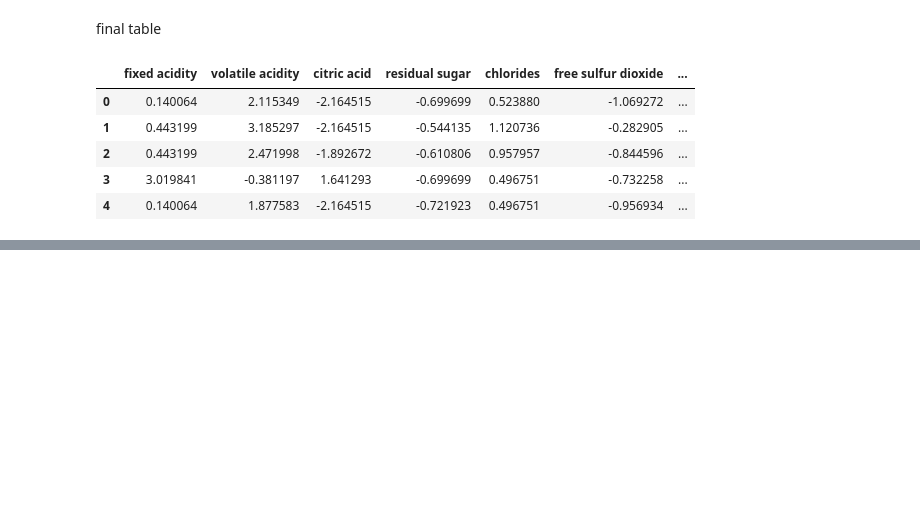
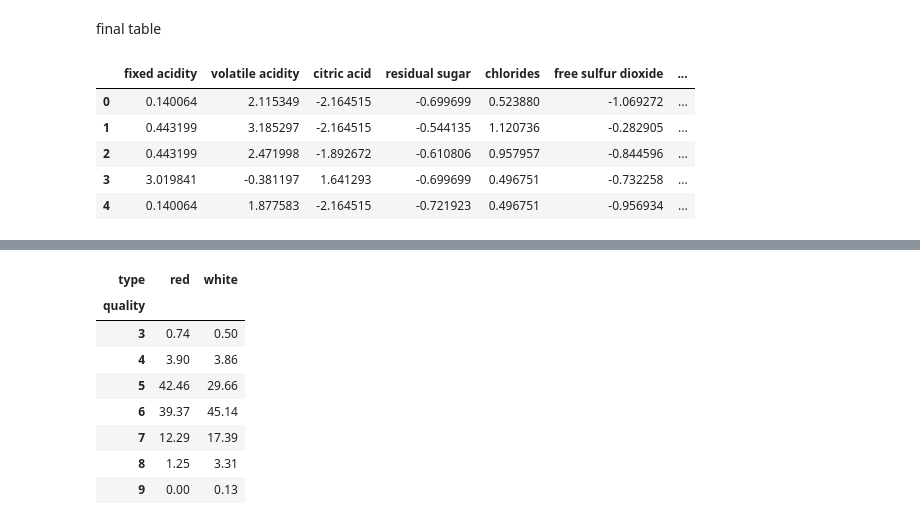
Before and after one commit to nvkhanh029/machine-learning-labwork, a Jupyter notebook: lab01-pca/lab01_wine_quality.ipynb, the cells around one changed output, grey strips where cells are left out. Cells and saved outputs as stored; diff of their text form; code cells hidden in the pictures; blank space fills up the shorter version.

```diff
--- a/lab01-pca/lab01_wine_quality.ipynb
+++ b/lab01-pca/lab01_wine_quality.ipynb
@@ -437,0 +490,13 @@ wine_std.head()
+# %%
+# Quality by type (% inside each type)
+pd.crosstab(wine['quality'], wine['type'], normalize='columns').mul(100).round(2)
+# %% [output]
+| type | red | white |
+| quality |  |  |
+| 3 | 0.74 | 0.50 |
+| 4 | 3.90 | 3.86 |
+| 5 | 42.46 | 29.66 |
+| 6 | 39.37 | 45.14 |
+| 7 | 12.29 | 17.39 |
+| 8 | 1.25 | 3.31 |
+| 9 | 0.00 | 0.13 |
```
Also changed, not shown: parts of 7 cells of this notebook.
